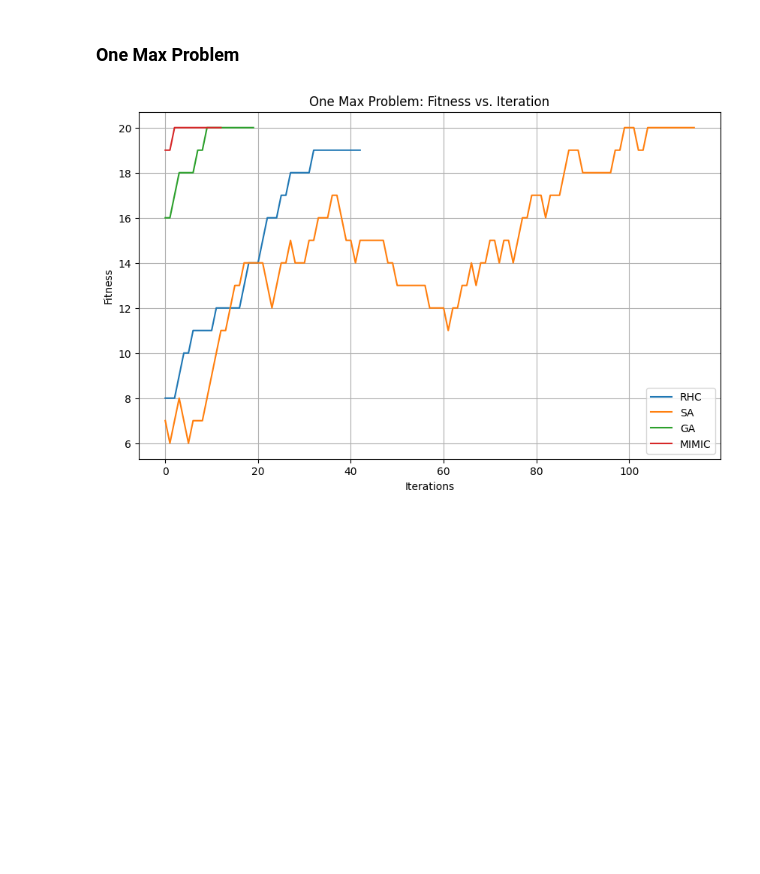
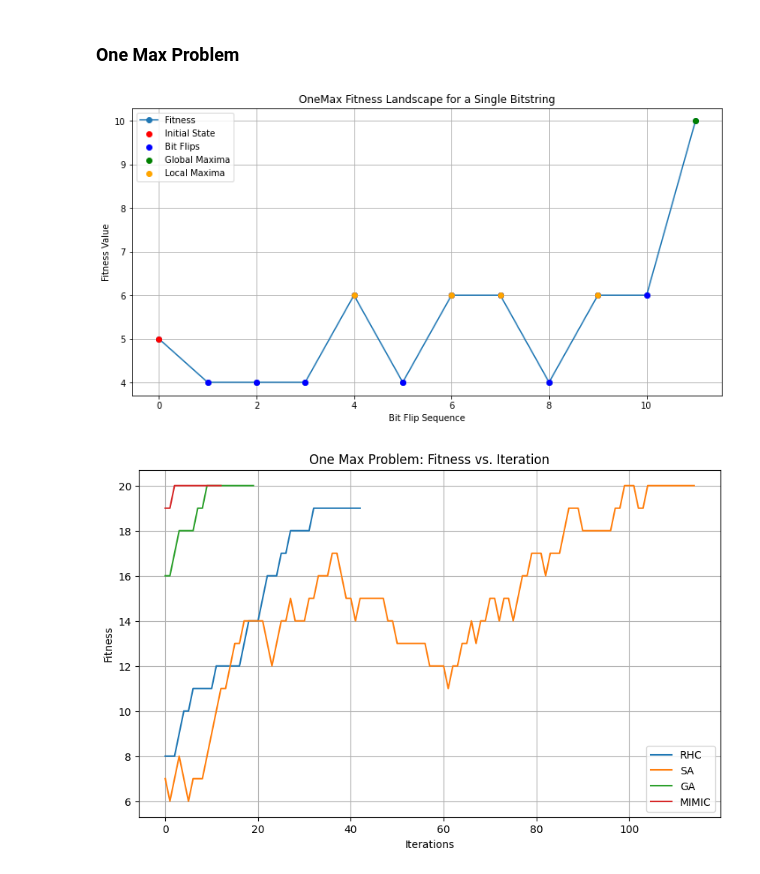
Before and after one commit to ManaviShukla/random_optimizer, a Jupyter notebook: RA_algos.ipynb, the cells around one changed output. Saved outputs shown, nothing was run; the diff lists cells and outputs as text; code cells hidden in the pictures; blank space fills up the shorter version.

```diff
--- a/RA_algos.ipynb
+++ b/RA_algos.ipynb
@@ -234,3 +266,57 @@ problem_one_max = mlrose.DiscreteOpt(length=20, fitness_fn=fitness_one_max, maxi
+# %%
+length=10
+# Initial bitstring with potential local and global optima
+initial_bitstring = np.array([1, 1, 1, 0, 1, 0, 0, 1, 0, 0])
+
+# Function to evaluate fitness of bitstring variations
+def evaluate_bit_flips(bitstring, fitness_fn):
+    fitness_values = []
+    bitstrings = [bitstring.copy()]
+
+    for i in range(len(bitstring)):
+        new_bitstring = bitstring.copy()
+        new_bitstring[i] = 1 - new_bitstring[i]  # Flip the bit
+        bitstrings.append(new_bitstring)
+
+    for bs in bitstrings:
+        fitness_values.append(fitness_fn.evaluate(bs))
+
+    return bitstrings, fitness_values
+
+# Evaluate the bit flips for the initial bitstring
+bitstrings, fitness_values = evaluate_bit_flips(initial_bitstring, fitness_one_max)
+
+# Ensure the bitstring fitness landscape reaches global maximum of 10
+global_max_bitstring = np.ones(length, dtype=int)
+bitstrings.append(global_max_bitstring)
+fitness_values.append(fitness_one_max.evaluate(global_max_bitstring))
+
+# Plot the fitness landscape
+plt.figure(figsize=(12, 6))
+plt.plot(fitness_values, marker='o', label='Fitness')
+plt.title('OneMax Fitness Landscape for a Single Bitstring')
+plt.xlabel('Bit Flip Sequence')
+plt.ylabel('Fitness Value')
+plt.grid(True)
+
+# Highlight the initial state
+plt.scatter([0], [fitness_values[0]], color='red', zorder=5, label='Initial State')
+
+# Highlight the states after each bit flip
+plt.scatter(range(1, len(fitness_values)-1), fitness_values[1:-1], color='blue', zorder=5, label='Bit Flips')
+
+# Mark local maxima, global maxima, and shoulders
+max_fitness = max(fitness_values)
+global_maxima_indices = [i for i, x in enumerate(fitness_values) if x == max_fitness]
+local_maxima_indices = (np.diff(np.sign(np.diff(fitness_values))) < 0).nonzero()[0] + 1
+
+plt.scatter(global_maxima_indices, [max_fitness]*len(global_maxima_indices), color='green', zorder=5, label='Global Maxima')
+plt.scatter(local_maxima_indices, np.array(fitness_values)[local_maxima_indices], color='orange', zorder=5, label='Local Maxima')
+
+plt.legend()
+plt.show()
+# %% [output]
+[figure, added]
 # %%
 result_one_max = solve_problem(problem_one_max)
 # %%
```
Also changed, not shown: parts of 17 cells of this notebook, 3 other files.
